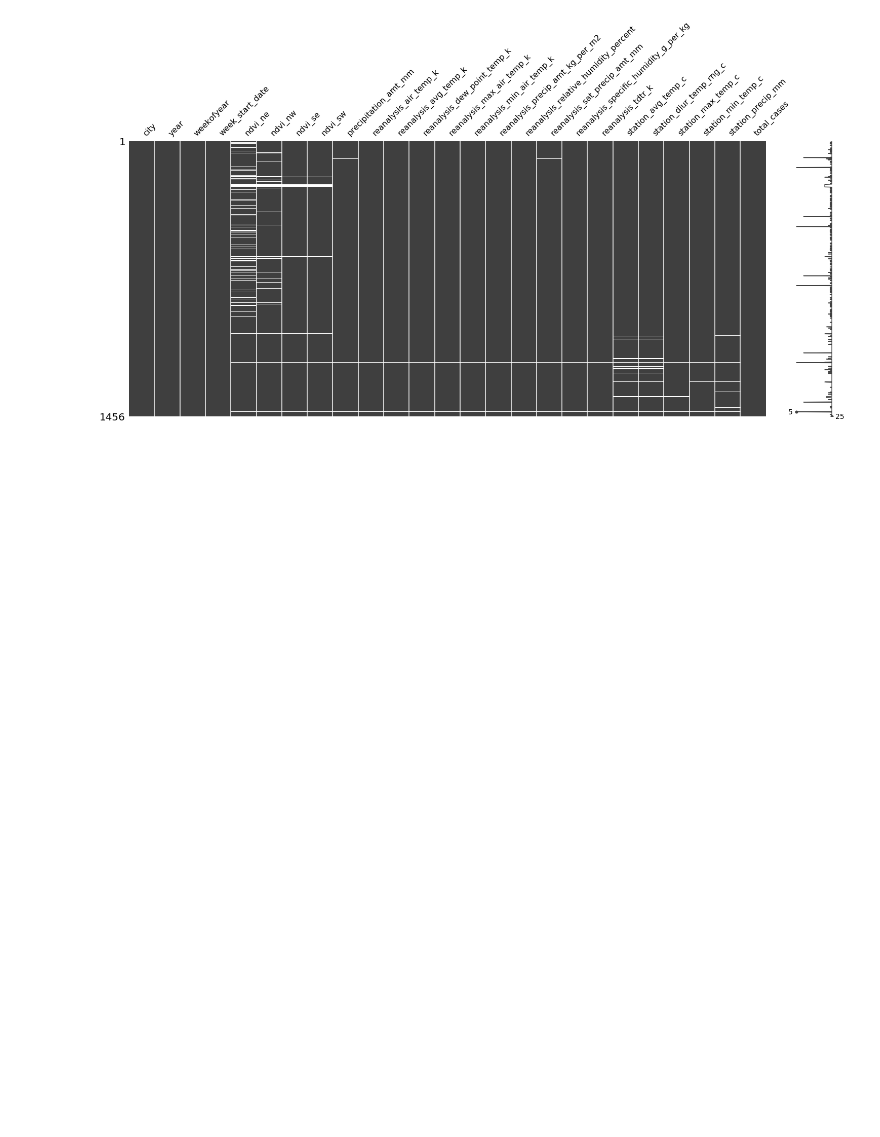
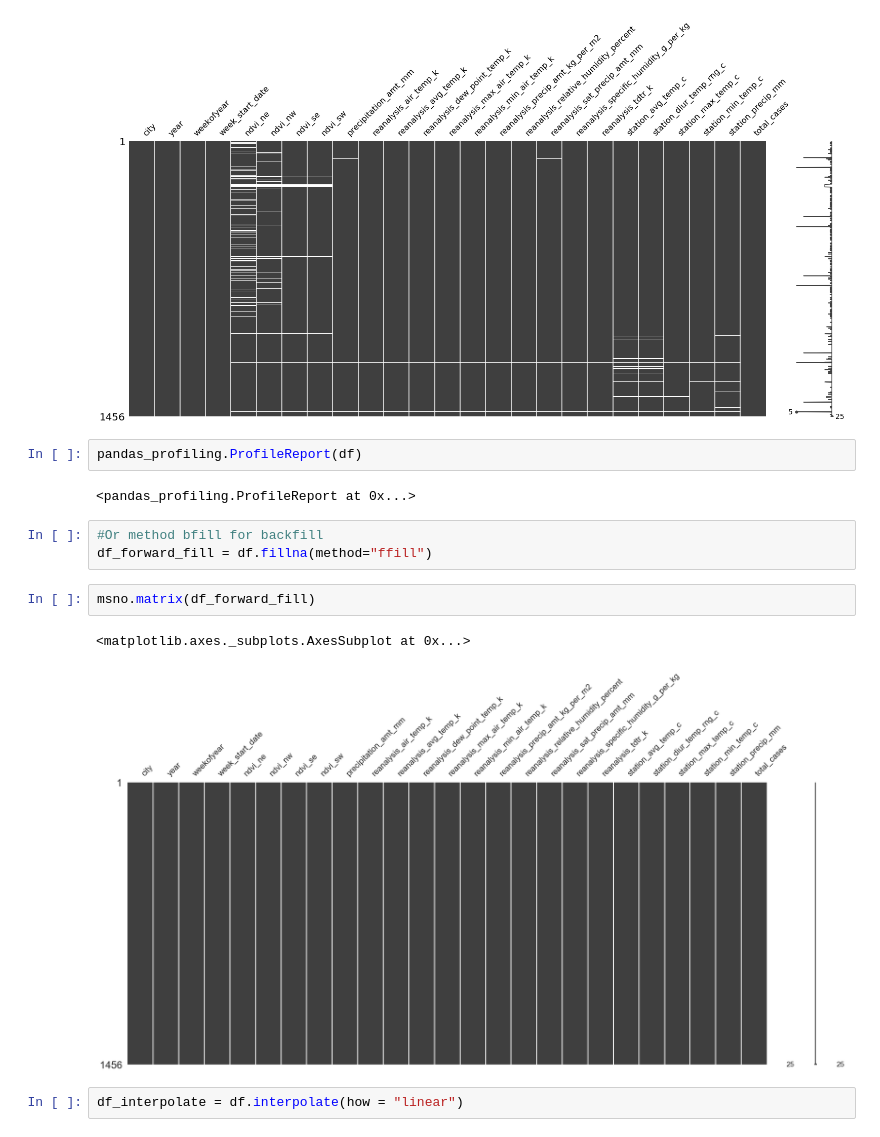
Before and after one commit to corybaird/Predicting_Disease_Spread, a Jupyter notebook: Dealing with Null Values.ipynb, the cells around one changed output. Drawn from its saved outputs; the diff is of its cells as text; blank space fills up the shorter version.

```diff
--- a/Dealing with Null Values.ipynb
+++ b/Dealing with Null Values.ipynb
@@ -58,3 +88,17 @@ msno.matrix(df)
 # %% [output]
 <matplotlib.axes._subplots.AxesSubplot at 0x...>
 [figure]
+# %%
+pandas_profiling.ProfileReport(df)
+# %% [output]
+<pandas_profiling.ProfileReport at 0x...>
+# %%
+#Or method bfill for backfill
+df_forward_fill = df.fillna(method="ffill")
+# %%
+msno.matrix(df_forward_fill)
+# %% [output]
+<matplotlib.axes._subplots.AxesSubplot at 0x...>
+[figure, added]
+# %%
+df_interpolate = df.interpolate(how = "linear")
```
Also changed, not shown: parts of 9 cells of this notebook, 6 other files.
